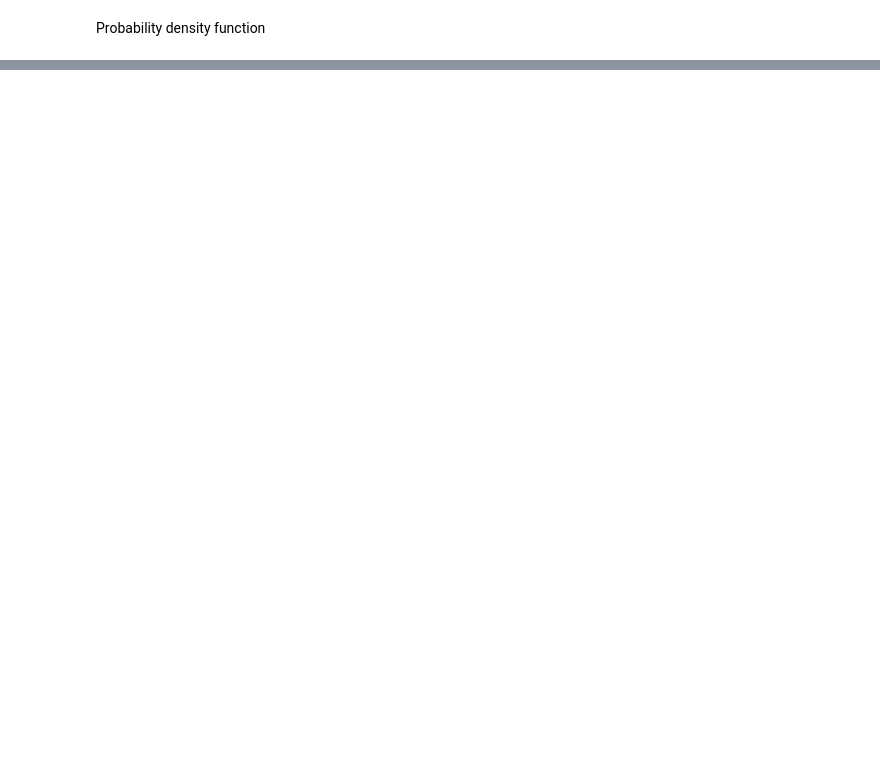
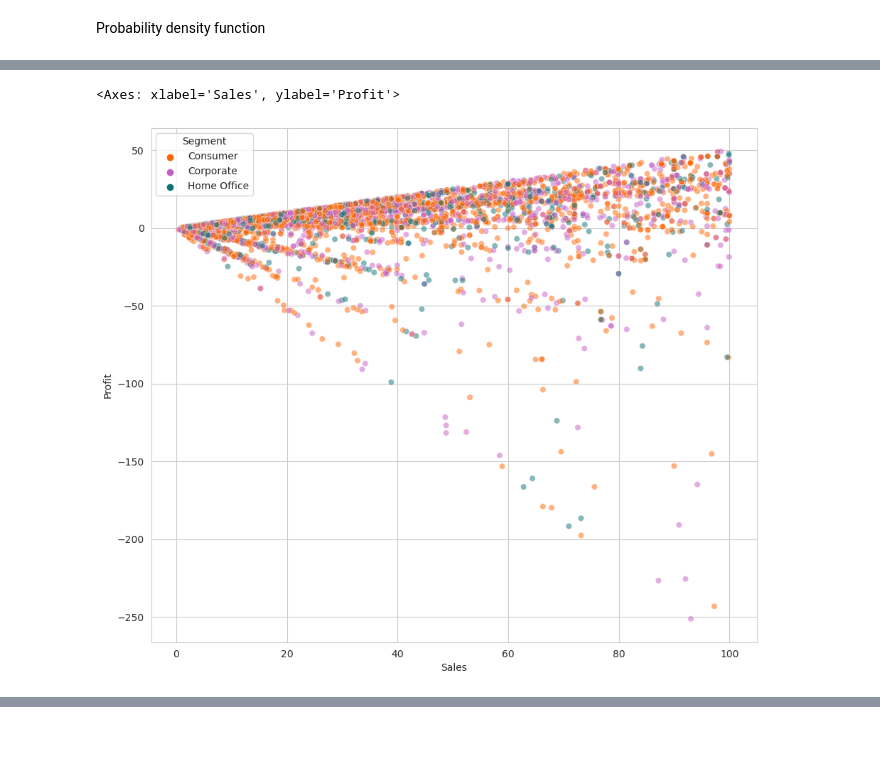
Before and after one commit to alejo-cuello/first-steps-data-science, a Jupyter notebook: code/exploring-series.ipynb, the cells around one changed output, grey strips where cells are left out. Cells and saved outputs as stored; diff of their text form; code cells hidden in the pictures; blank space fills up the shorter version.

```diff
--- a/code/exploring-series.ipynb
+++ b/code/exploring-series.ipynb
@@ -418,0 +437,6 @@ plt.xlim(-100,5000)
+# %%
+data_sales_0_100 = data[data['Sales'] < 100]
+sns.scatterplot(data_sales_0_100, x='Sales', y='Profit',alpha=0.5,hue='Segment',palette=segment_color,hue_order=['Consumer','Corporate','Home Office'])
+# %% [output]
+<Axes: xlabel='Sales', ylabel='Profit'>
+[figure, added]
```
Also changed, not shown: parts of 9 cells of this notebook.
